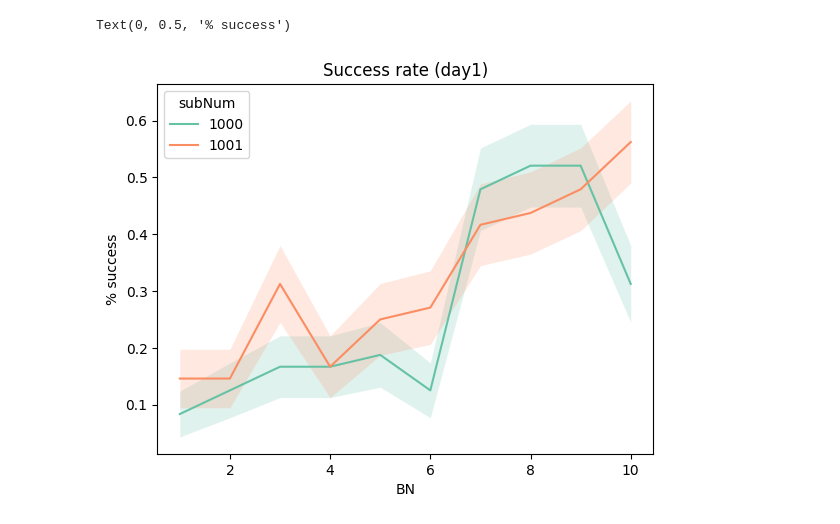
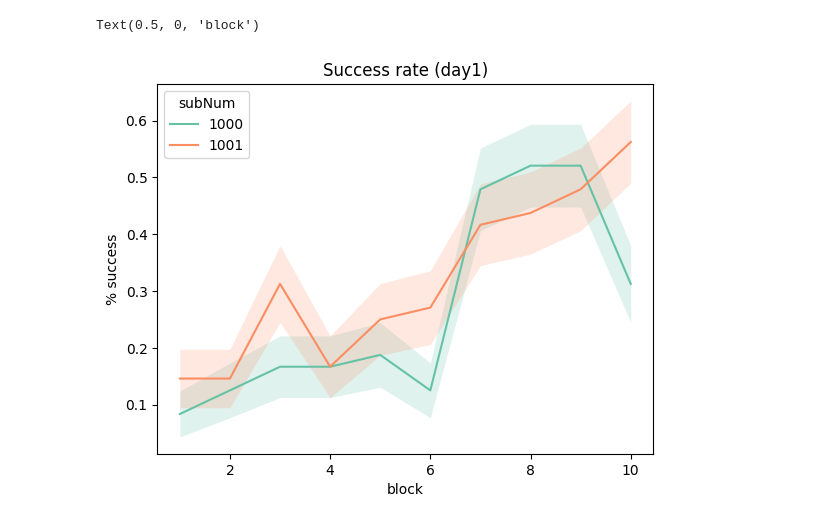
Before and after one commit to mnlmrc/extension-flexion-chords, a Jupyter notebook: efc4/notebooks/pilot.ipynb, the cells around one changed output. Cells and saved outputs as stored; diff of their text form; code cells hidden in the pictures.

```diff
--- a/efc4/notebooks/pilot.ipynb
+++ b/efc4/notebooks/pilot.ipynb
@@ -15,23 +15,24 @@ Atlas directory found: /Volumes/diedrichsen_data$/data/Atlas_templates/fs_LR_32
 # %%
 snS = [1000, 1001]
 experiment = 'efc4'
 
 day = 1
 
 dat = pd.DataFrame()
 for sn in snS:
     dat_tmp = pd.read_csv(os.path.join(gl.baseDir, experiment, 'pilot', f'day{day}', f'subj{sn}', f'{experiment}_{sn}.dat'), sep='\t')
     dat = pd.concat([dat, dat_tmp])
 
 fig, axs = plt.subplots(nrows=1, ncols=1, sharex=True, sharey=True)
 
 sns.lineplot(data=dat, ax=axs, x='BN', hue='subNum', y='trialPoint', errorbar='se', err_kws={'linewidth': 0}, palette='Set2')
 
 axs.set_title(f'Success rate (day{day})')
 axs.set_ylabel('% success')
+axs.set_xlabel('block')
 # %% [output]
-Text(0, 0.5, '% success')
+Text(0.5, 0, 'block')
-[figure, old version]
+[figure, new version]
 # %%
 snS = [1000, 1001]
 experiment = 'efc4'
```
Also changed, not shown: parts of 6 cells of this notebook, 2 other files.
